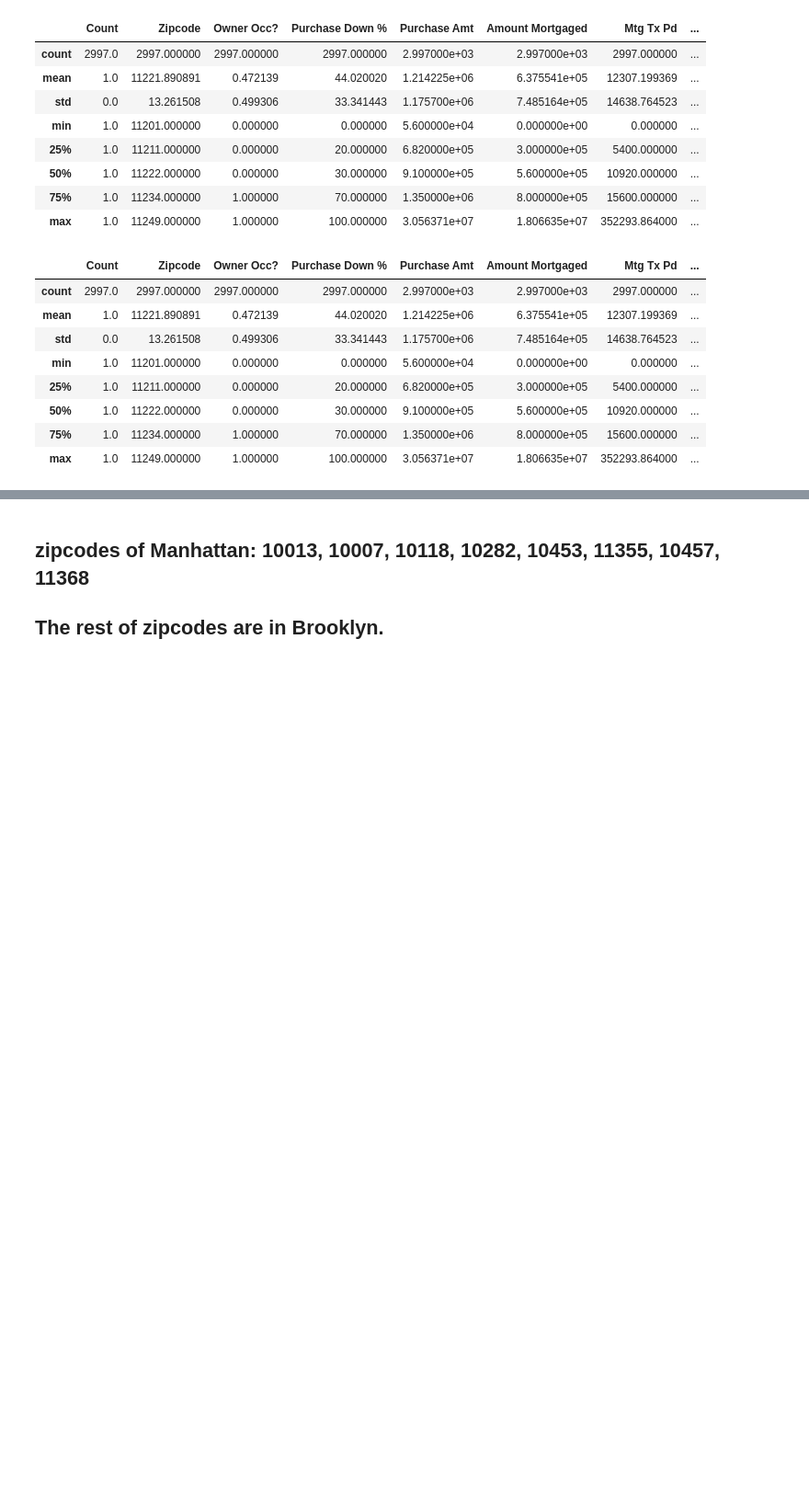
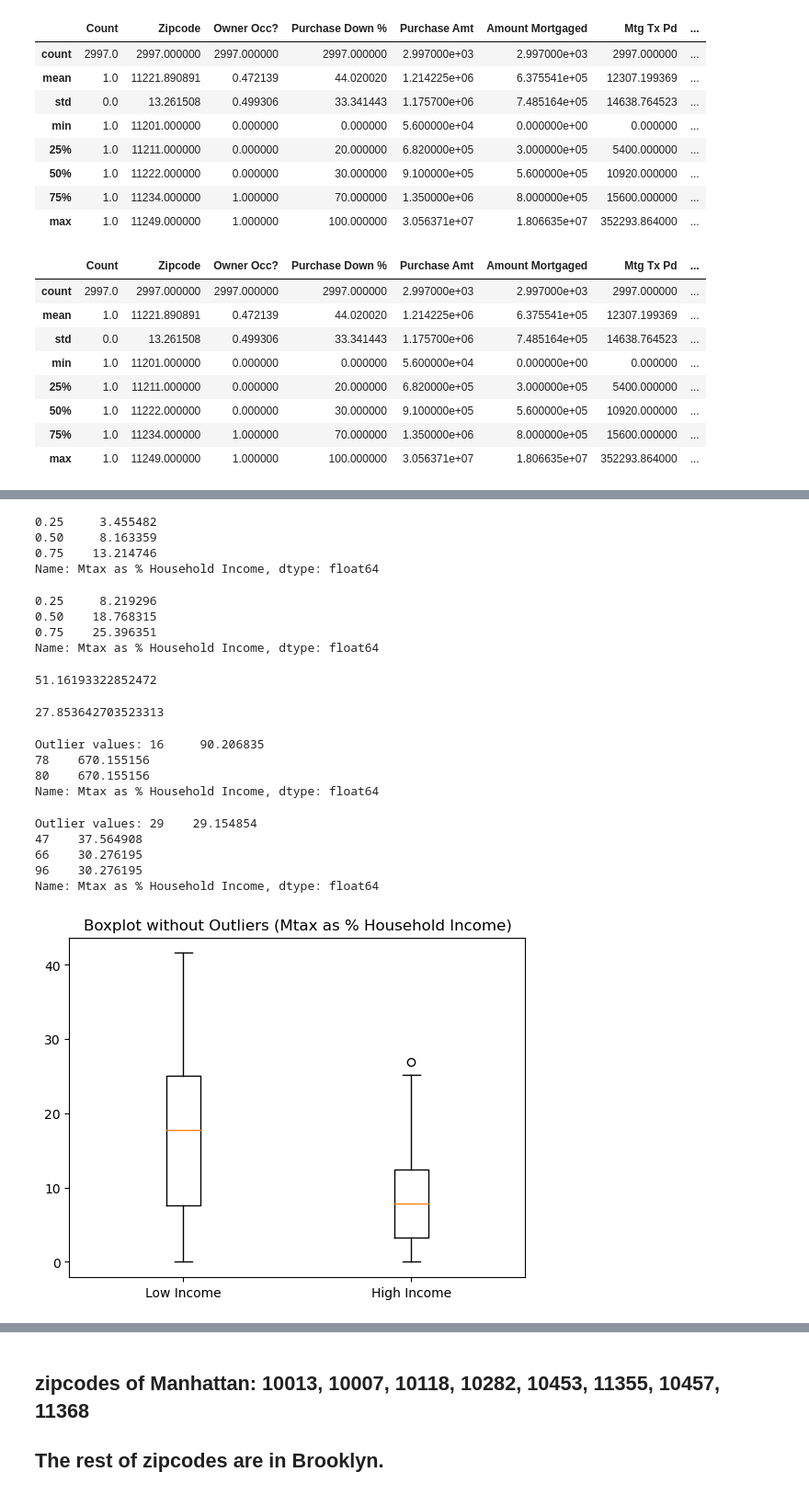
Before and after one commit to Kat-McEldowney/Group_project_1, a Jupyter notebook: visulasions_in_progress.ipynb, the cells around one changed output, grey strips where cells are left out. Shown: that part at 92% size. Drawn from its saved outputs; the diff is of its cells as text; code cells hidden in the pictures; blank space fills up the shorter version.

```diff
--- a/visulasions_in_progress.ipynb
+++ b/visulasions_in_progress.ipynb
@@ -355,0 +309,62 @@ plt.show()
+# %%
+# Mortgage % high income quartile
+high_quartiles = high_income.quantile([.25,.5,.75])
+high_quartiles
+# %% [output]
+0.25     3.455482
+0.50     8.163359
+0.75    13.214746
+Name: Mtax as % Household Income, dtype: float64
+# %%
+# Mortgage % low income quartile
+low_quartiles = low_income.quantile([.25,.5,.75])
+low_quartiles
+# %% [output]
+0.25     8.219296
+0.50    18.768315
+0.75    25.396351
+Name: Mtax as % Household Income, dtype: float64
+# %%
+# Mortgage % low income quartile range
+lowerq = low_quartiles[0.25]
+upperq = low_quartiles[0.75]
+iqr = upperq-lowerq
+lower_bound = lowerq - (1.5*iqr)
+upper_bound = upperq + (1.5*iqr)
+upper_bound
+# %% [output]
+51.16193322852472
+# %%
+high_lowerq = high_quartiles[0.25]
+high_upperq = high_quartiles[0.75]
+iqr = high_upperq-high_lowerq
+high_lower_bound = high_lowerq - (1.5*iqr)
+high_upper_bound = high_upperq + (1.5*iqr)
+high_upper_bound
+# %% [output]
+27.853642703523313
+# %%
+low_income_outliers = low_income[(low_income < lower_bound) | (low_income > upper_bound)]
+print("Outlier values:", low_income_outliers)
+# %% [output]
+Outlier values: 16     90.206835
+78    670.155156
+80    670.155156
+Name: Mtax as % Household Income, dtype: float64
+# %%
+high_income_outliers = high_income[(high_income < high_lower_bound) | (high_income > high_upper_bound)]
+print("Outlier values:", high_income_outliers)
+# %% [output]
+Outlier values: 29    29.154854
+47    37.564908
+66    30.276195
+96    30.276195
+Name: Mtax as % Household Income, dtype: float64
+# %%
+Ldata_no_outliers = low_income[(low_income > lower_bound) & (low_income < upper_bound)]
+Hdata_no_outliers = high_income[(high_income > high_lower_bound) & (high_income < high_upper_bound)]
+plt.boxplot([Ldata_no_outliers, Hdata_no_outliers], labels=['Low Income', 'High Income'])
+plt.title('Boxplot without Outliers (Mtax as % Household Income)')
+plt.show()
+# %% [output]
+[figure, added]
```
Also changed, not shown: parts of 77 cells of this notebook.
